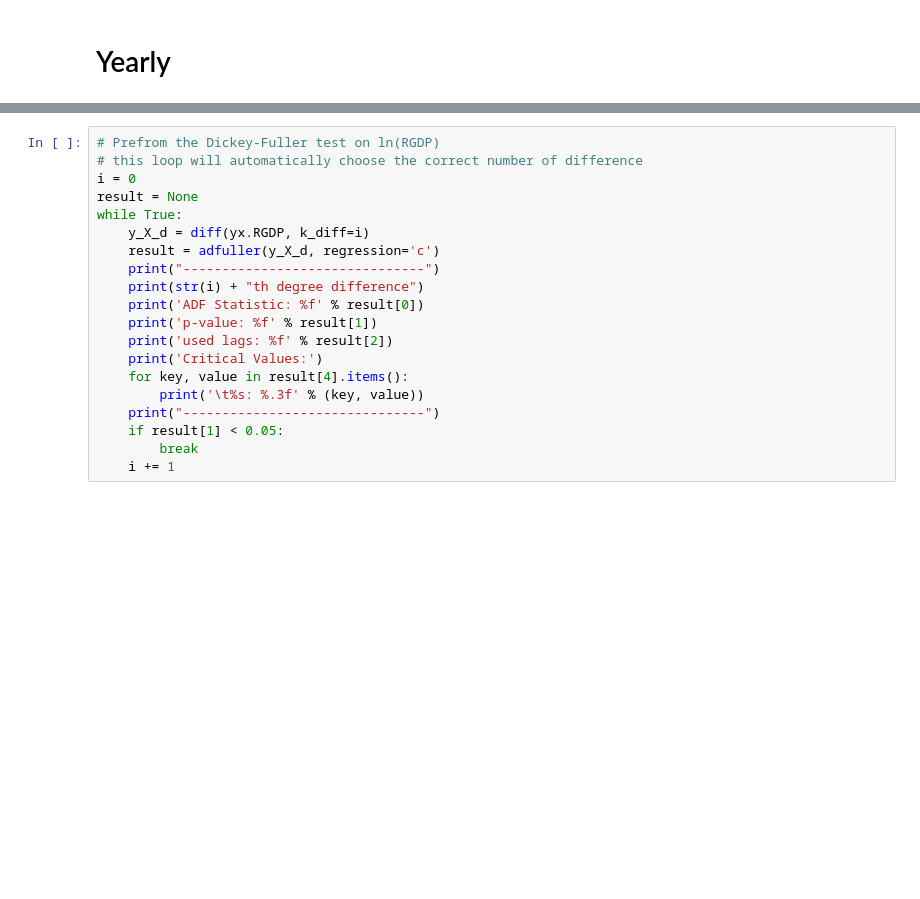
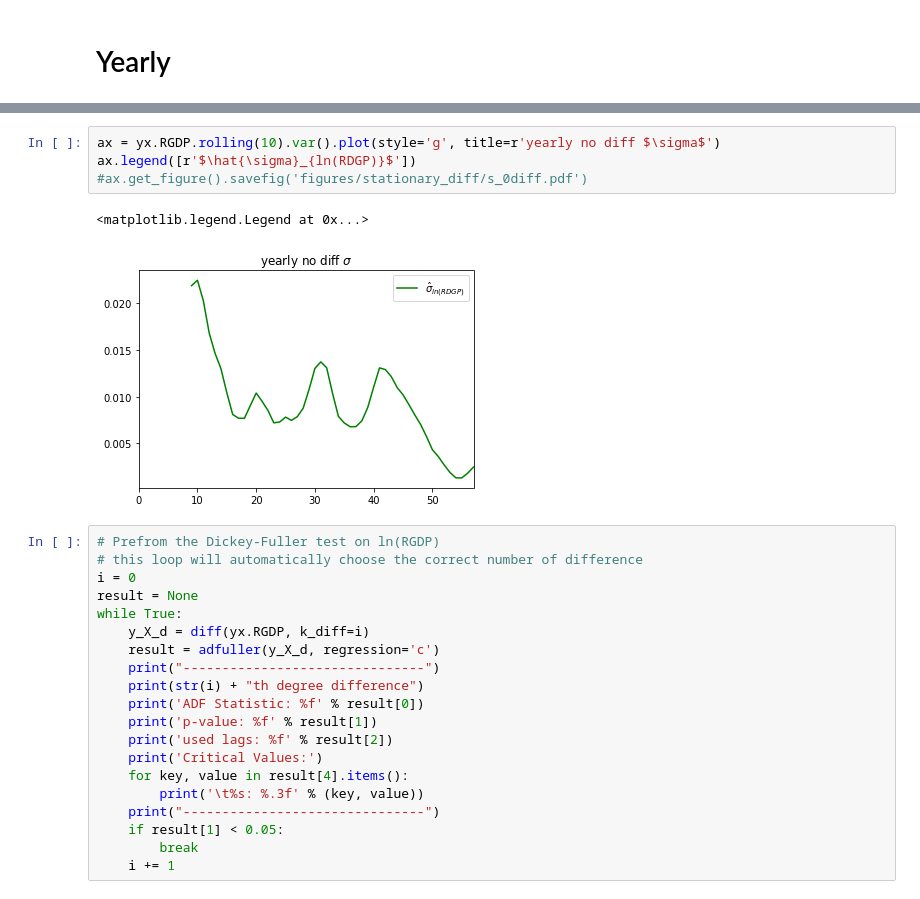
Before and after one commit to karasikHacker/econ571ps2, a Jupyter notebook: ps2.ipynb, the cells around one changed output, grey strips where cells are left out. Drawn from its saved outputs; the diff is of its cells as text; blank space fills up the shorter version.

```diff
--- a/ps2.ipynb
+++ b/ps2.ipynb
@@ -464,3 +335,10 @@ sm.OLS(qm2, sm.add_constant(qx), cov_type='HAC').fit().cov_params()#.to_csv('res
+# %%
+ax = yx.RGDP.rolling(10).var().plot(style='g', title=r'yearly no diff $\sigma$')
+ax.legend([r'$\hat{\sigma}_{ln(RDGP)}$'])
+#ax.get_figure().savefig('figures/stationary_diff/s_0diff.pdf')
+# %% [output]
+<matplotlib.legend.Legend at 0x...>
+[figure, added]
 # %%
 # Prefrom the Dickey-Fuller test on ln(RGDP)
 # this loop will automatically choose the correct number of difference
```
Also changed, not shown: parts of 51 cells of this notebook, 20 other files.
